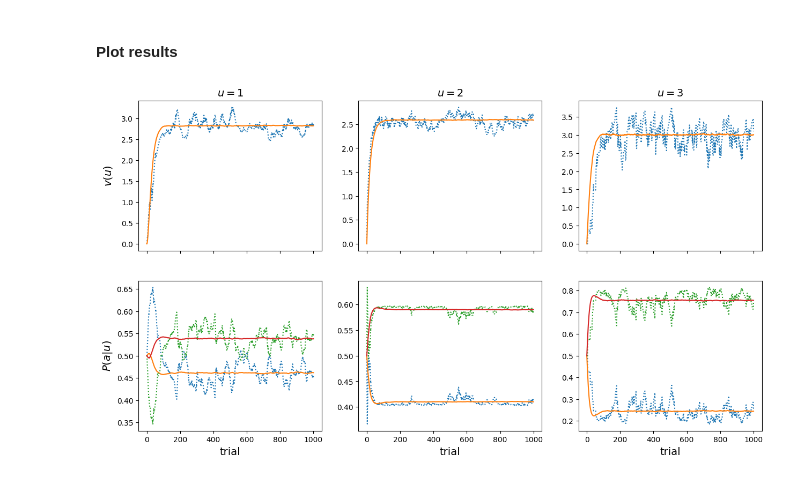
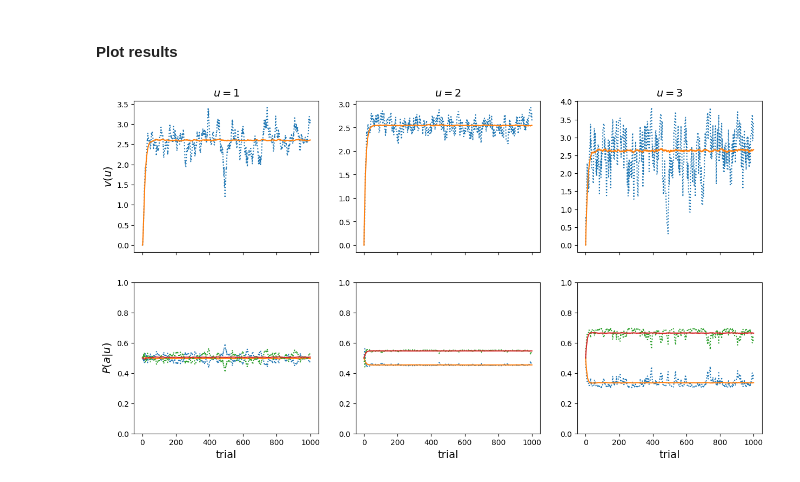
Before and after one commit to mavoeh/RL_hw2, a Jupyter notebook: homework2.ipynb, the cells around one changed output. Saved outputs shown, nothing was run; the diff lists cells and outputs as text; code cells hidden in the pictures.

Commit message:
implemented seperate decay

```diff
--- a/homework2.ipynb
+++ b/homework2.ipynb
@@ -136,12 +137,12 @@ class actor_critic_agent(policy_eval_agent):
 # %% [markdown]
 #### Train agent
 # %%
-a = actor_critic_agent(0.1, 0.075, 1)
+a = actor_critic_agent(0.2, 0, 0.075, 1)
 
 env = environment([[1, -1, 2], [8, -8], [0, 4]])
 
 n_trials = 1000
-repetitions = 1000
+repetitions = 100
 prediction_history = np.zeros((3, repetitions, n_trials+1))
 m_history = {1: np.zeros((3, repetitions, n_trials+1)), 2: np.zeros((2, repetitions, n_trials+1)), 3: np.zeros((2, repetitions, n_trials+1))}
 for i in range(repetitions):
@@ -171,12 +172,12 @@ for i in range(3):
 axs[0,0].set_ylabel("$v(u)$", fontsize=14)
 for i in range(3):
     mv = m_history[i+1]
-    pv = np.exp(mv) / np.sum(np.exp(mv), axis=0)
+    pv = np.exp(a.beta*mv) / np.sum(np.exp(a.beta*mv), axis=0)
     for j in range(pv.shape[0]):
         axs[1,i].plot(range(n_trials+1), pv[j,0,:], ":")
         axs[1,i].plot(range(n_trials+1), pv[j,:,:].mean(axis=0), "-")
         axs[1,i].set_xlabel("trial", fontsize=14)
-        #axs[1,i].set_ylim(0,1)
+        axs[1,i].set_ylim(0,1)
 axs[1,0].set_ylabel("$P(a|u)$", fontsize=14)
 fig.align_ylabels(axs)
 plt.show()
@@ -215,10 +216,11 @@ class maze_env:
 # %%
 class maze_agent(policy_eval_agent):
 
-    def __init__(self, lr, lr_a, beta, total_possible_actions = 3):
+    def __init__(self, lr, decay, lr_a, beta, total_possible_actions = 3):
         self.tpa = total_possible_actions
         self.lr = lr
         self.lr_a = lr_a
+        self.decay = decay
         self.beta = beta
         self.reset()
 
@@ -229,7 +231,7 @@ class maze_agent(policy_eval_agent):
     def update_actor(self, u, u_prime, reward, action):
         delta = self.eval_policy(u, u_prime, reward)
         for i in range(len(self.m[u,:])):
-            self.m[u,i] = (1 - self.lr) * self.m[u,i]
+            self.m[u,i] = (1 - self.decay) * self.m[u,i]
             self.m[u,i] += self.lr_a * delta if action == i else 0
 
     def choose_action(self, env):
@@ -243,7 +245,7 @@ class maze_agent(policy_eval_agent):
 # %% [markdown]
 #### Train agent on maze task
 # %%
-a = maze_agent(0.1, 0.075, 1)
+a = maze_agent(0.2, 0.075, 1)
 
 reward_list = [[0, 0], [2, 3], [0, 4]]
 maze = maze_env(reward_list)
@@ -273,20 +275,20 @@ for i in range(repetitions):
 # %%
 fig, axs = plt.subplots(2, 3, figsize=(15,8), sharex=True)
 for i in range(3):
     axs[0,i].set_title(f"$u = {i+1:d}$", fontsize=14)
     axs[0,i].plot(range(n_trials+1), prediction_history[0,:,i], ":")
     axs[0,i].plot(range(n_trials+1), prediction_history[:,:,i].mean(axis=0), "-")
 axs[0,0].set_ylabel("$v(u)$", fontsize=14)
 for i in range(3):
     mv = m_history[:,:,i,:]
     pv = np.exp(mv) / np.exp(mv).sum(axis=2).reshape(*mv.shape[:2],1)
     for j in range(pv.shape[2]):
         axs[1,i].plot(range(n_trials+1), pv[0,:,j], ":")
         axs[1,i].plot(range(n_trials+1), pv[:,:,j].mean(axis=0), "-")
         axs[1,i].set_xlabel("trial", fontsize=14)
-        #axs[1,i].set_ylim(0,1)
+        axs[1,i].set_ylim(0,1)
 axs[1,0].set_ylabel("$P(a|u)$", fontsize=14)
 fig.align_ylabels(axs)
 plt.show()
 # %% [output]
-[figure, old version]
+[figure, new version]
```
Also changed, not shown: parts of 4 cells of this notebook.
